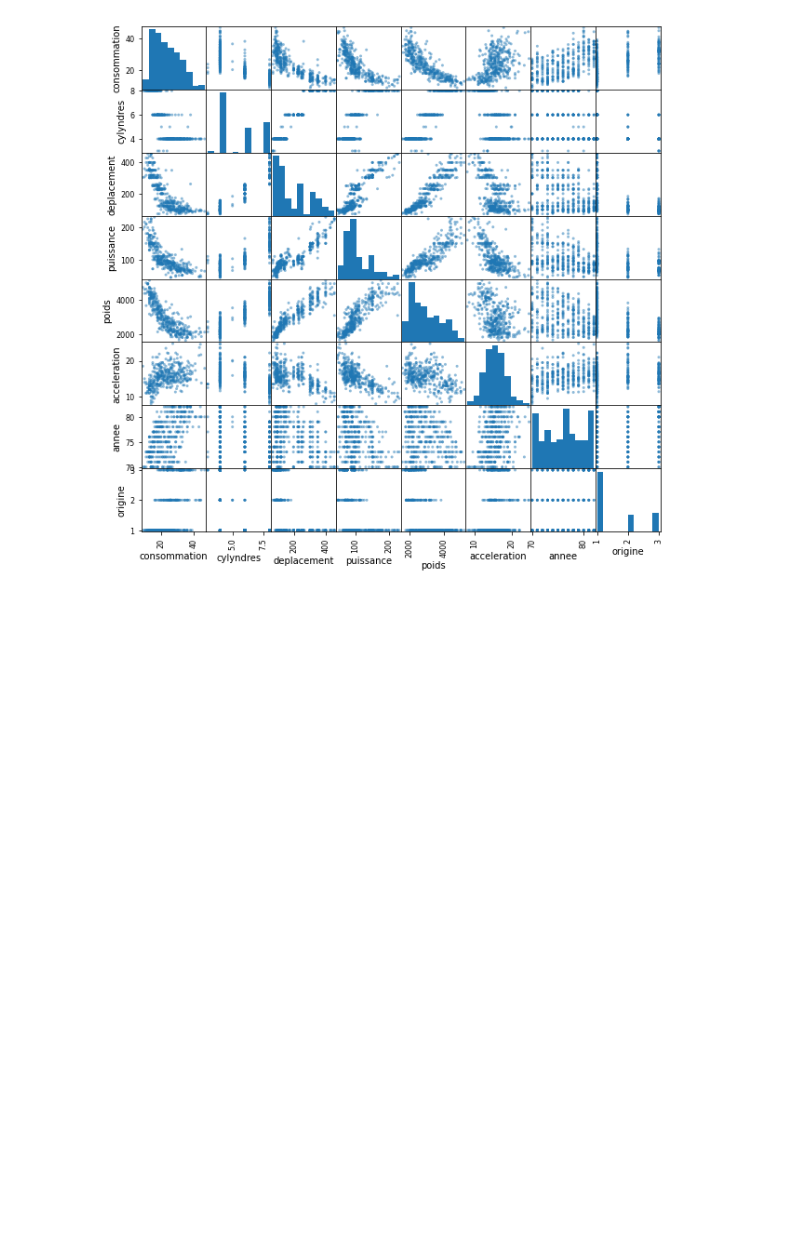
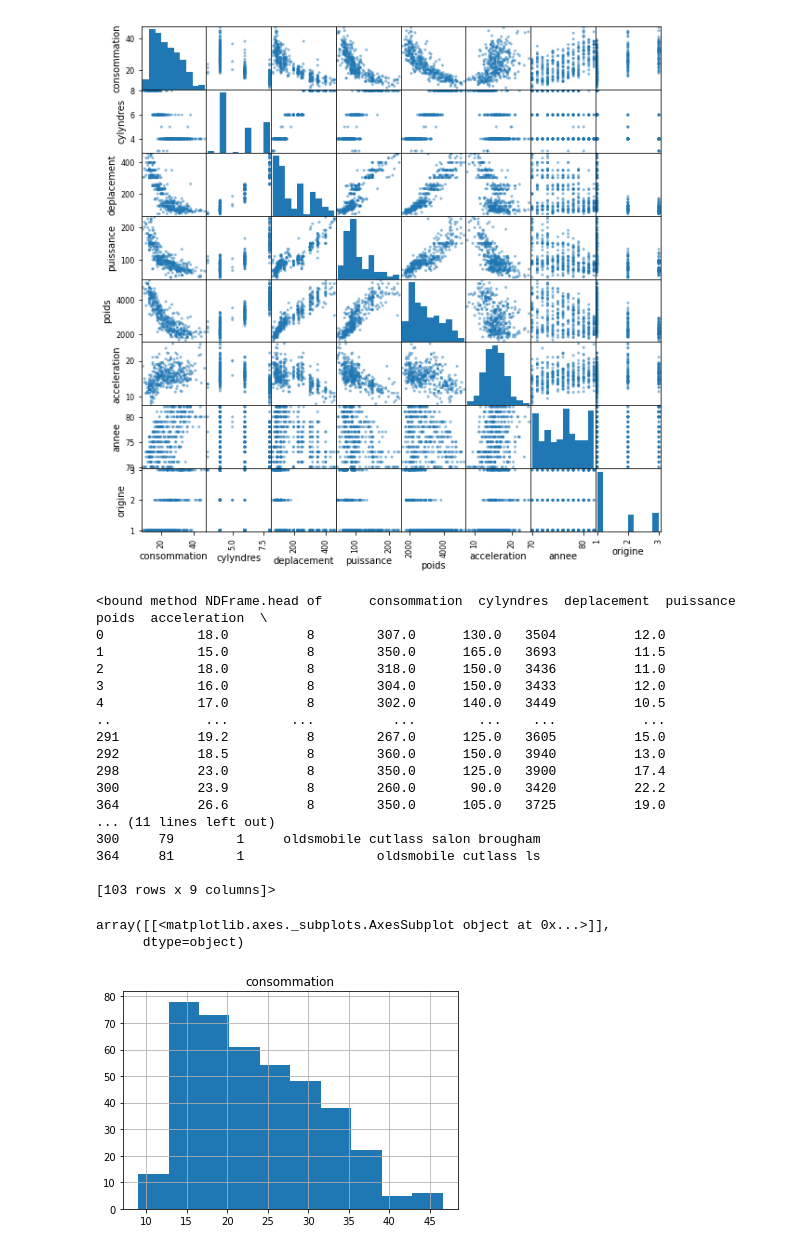
Before and after one commit to cancianHadrien/SimplonExercice, a Jupyter notebook: Mise_en_Pratique_Analasyse_Exploratoire.ipynb, the cells around one changed output. Saved outputs shown, nothing was run; the diff lists cells and outputs as text; code cells hidden in the pictures; blank space fills up the shorter version.

```diff
--- a/Mise_en_Pratique_Analasyse_Exploratoire.ipynb
+++ b/Mise_en_Pratique_Analasyse_Exploratoire.ipynb
@@ -114,3 +114,37 @@ array([[<matplotlib.axes._subplots.AxesSubplot object at 0x...>,
 [figure]
 [figure]
 [figure]
+# %%
+import pandas as pd
+import matplotlib.pyplot as plt
+
+#import de données depuis un fichier Excel dans une dataframe
+nom_colonnes = ['consommation','cylyndres','deplacement','puissance',
+                'poids','acceleration','annee','origine','nom']
+data = pd.read_excel('//home//simplon//Téléchargements//autompg.xlsx',
+                     index_col=None,header=None,names=nom_colonnes,skiprows=[0])
+#Pour que les graphiques apparaissent dans le notebook
+%matplotlib inline
+print(data.loc[data['cylyndres']==8,:].head,"\n")
+data.hist(column = 'consommation')
+# %% [output]
+<bound method NDFrame.head of      consommation  cylyndres  deplacement  puissance  poids  acceleration  \
+0            18.0          8        307.0      130.0   3504          12.0
+1            15.0          8        350.0      165.0   3693          11.5
+2            18.0          8        318.0      150.0   3436          11.0
+3            16.0          8        304.0      150.0   3433          12.0
+4            17.0          8        302.0      140.0   3449          10.5
+..            ...        ...          ...        ...    ...           ...
+291          19.2          8        267.0      125.0   3605          15.0
+292          18.5          8        360.0      150.0   3940          13.0
+298          23.0          8        350.0      125.0   3900          17.4
+300          23.9          8        260.0       90.0   3420          22.2
+364          26.6          8        350.0      105.0   3725          19.0
+... (11 lines left out)
+300     79        1     oldsmobile cutlass salon brougham
+364     81        1                 oldsmobile cutlass ls
+
+[103 rows x 9 columns]>
+array([[<matplotlib.axes._subplots.AxesSubplot object at 0x...>]],
+      dtype=object)
+[figure, added]
```
Also changed, not shown: parts of 2 cells of this notebook.
